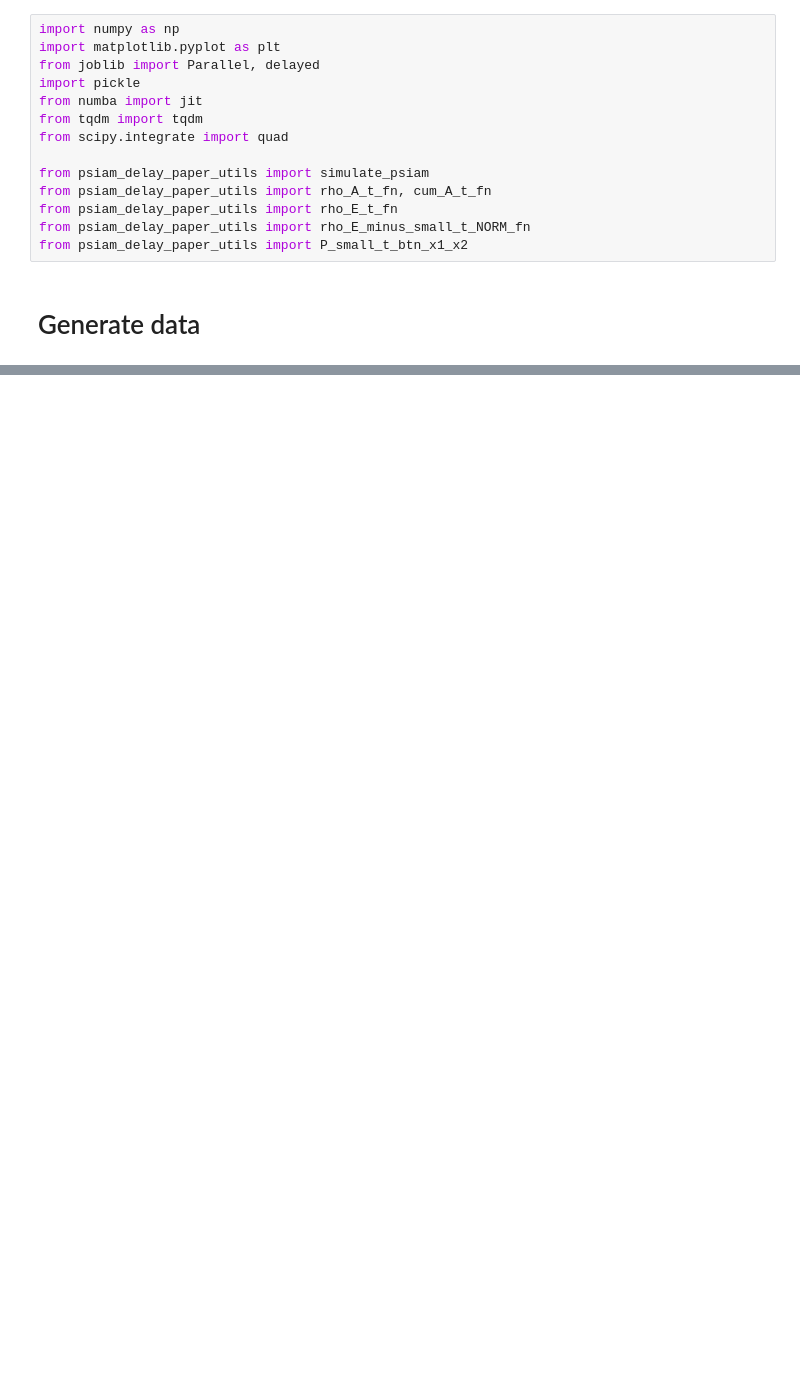
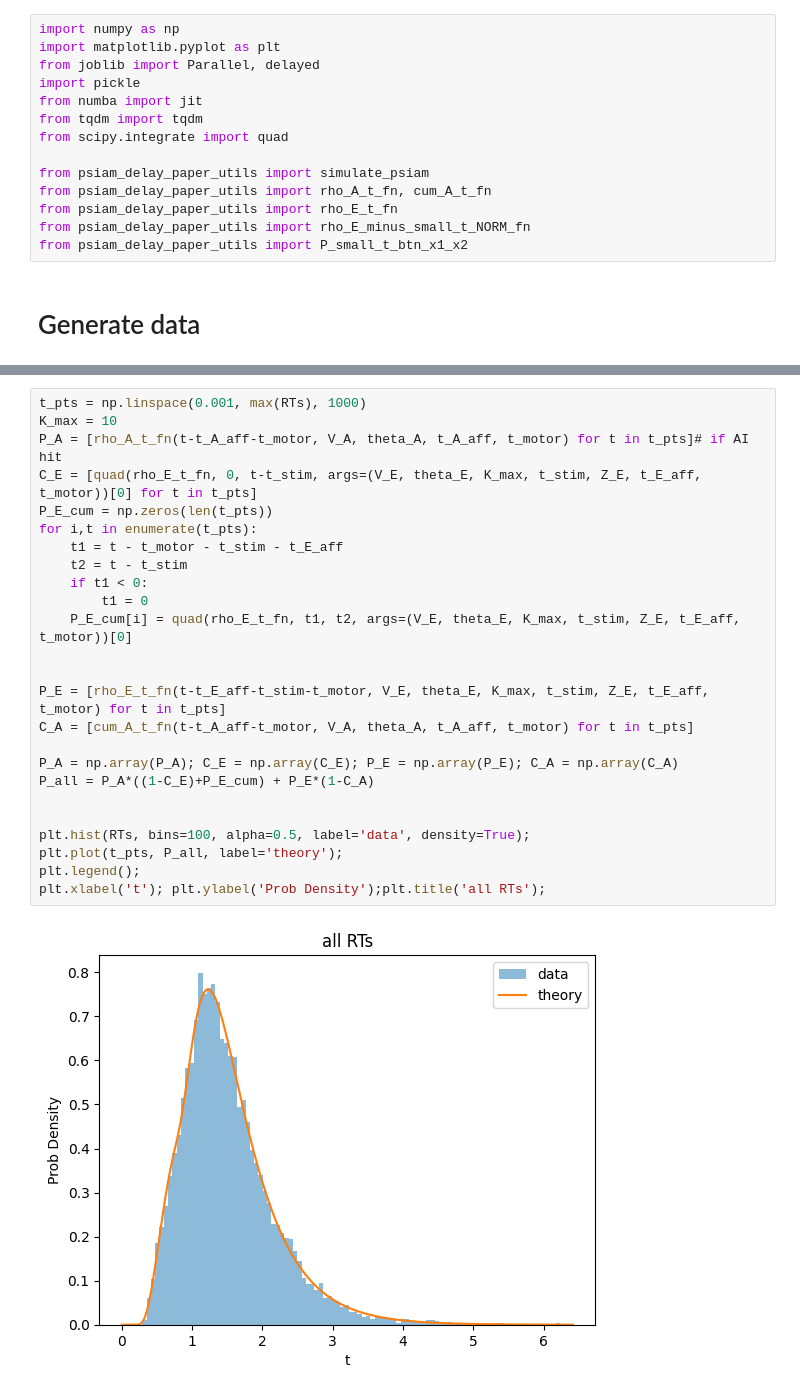
Before and after one commit to rakaar/ddm_codes, a Jupyter notebook: action_init_ddm/psiam_delay_paper_fit.ipynb, the cells around one changed output, grey strips where cells are left out. Drawn from its saved outputs; the diff is of its cells as text; blank space fills up the shorter version.

Commit message:
gen data in one script

```diff
--- a/action_init_ddm/psiam_delay_paper_fit.ipynb
+++ b/action_init_ddm/psiam_delay_paper_fit.ipynb
@@ -232,0 +113,27 @@ plt.xlabel('t'); plt.ylabel('Prob Density');plt.title('correct  and wrong RTs');
+# %%
+t_pts = np.linspace(0.001, max(RTs), 1000)
+K_max = 10
+P_A = [rho_A_t_fn(t-t_A_aff-t_motor, V_A, theta_A, t_A_aff, t_motor) for t in t_pts]# if AI hit
+C_E = [quad(rho_E_t_fn, 0, t-t_stim, args=(V_E, theta_E, K_max, t_stim, Z_E, t_E_aff, t_motor))[0] for t in t_pts]
+P_E_cum = np.zeros(len(t_pts))
+for i,t in enumerate(t_pts):
+    t1 = t - t_motor - t_stim - t_E_aff
+    t2 = t - t_stim
+    if t1 < 0:
+        t1 = 0
+    P_E_cum[i] = quad(rho_E_t_fn, t1, t2, args=(V_E, theta_E, K_max, t_stim, Z_E, t_E_aff, t_motor))[0]
+
+
+P_E = [rho_E_t_fn(t-t_E_aff-t_stim-t_motor, V_E, theta_E, K_max, t_stim, Z_E, t_E_aff, t_motor) for t in t_pts]
+C_A = [cum_A_t_fn(t-t_A_aff-t_motor, V_A, theta_A, t_A_aff, t_motor) for t in t_pts]
+
+P_A = np.array(P_A); C_E = np.array(C_E); P_E = np.array(P_E); C_A = np.array(C_A)
+P_all = P_A*((1-C_E)+P_E_cum) + P_E*(1-C_A)
+
+
+plt.hist(RTs, bins=100, alpha=0.5, label='data', density=True);
+plt.plot(t_pts, P_all, label='theory');
+plt.legend();
+plt.xlabel('t'); plt.ylabel('Prob Density');plt.title('all RTs');
+# %% [output]
+[figure, added]
```
Also changed, not shown: parts of 54 cells of this notebook, 6 other files.
